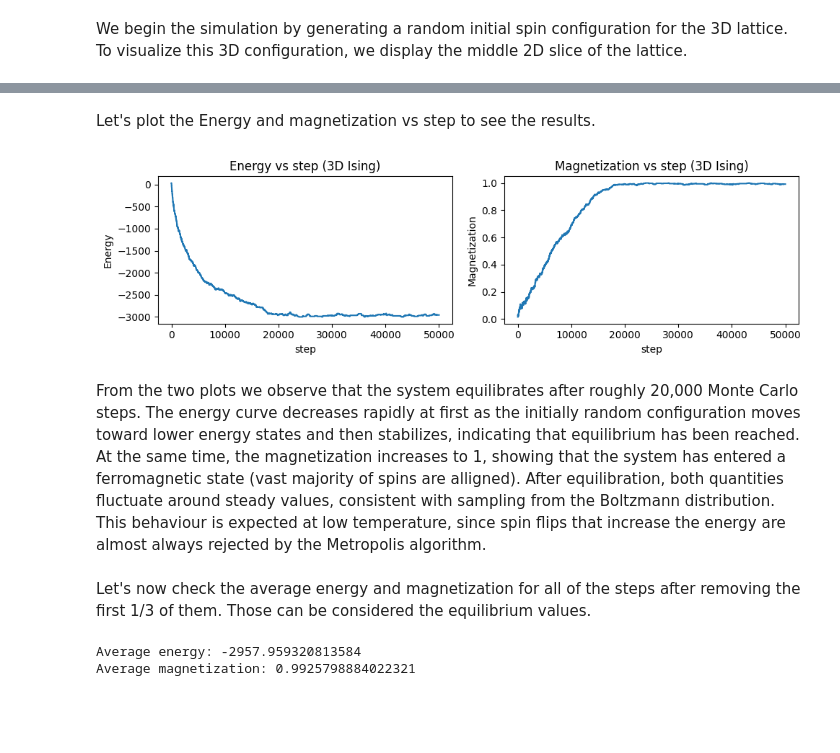
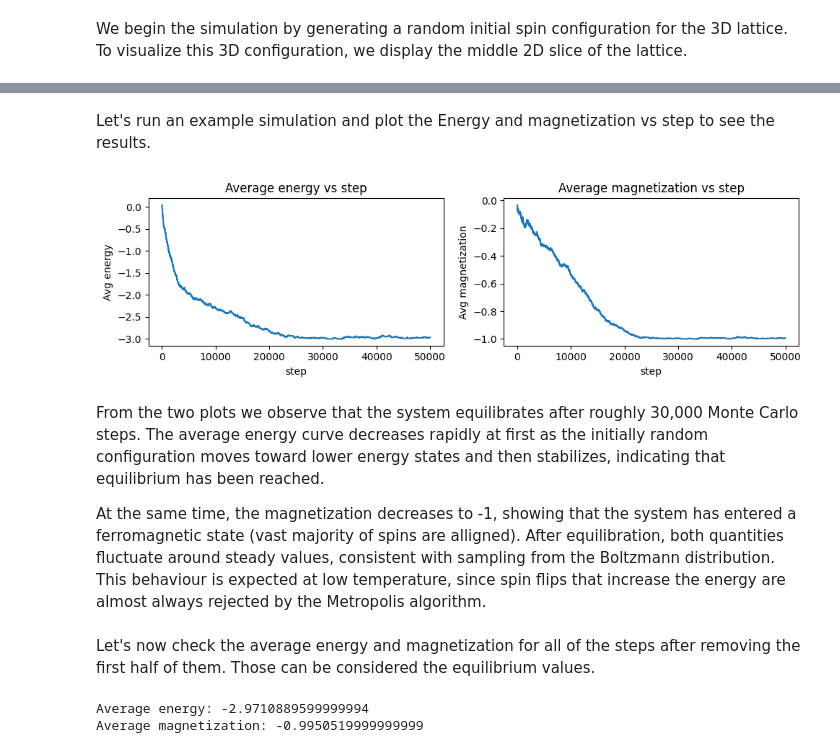
Before and after one commit to BCRLeo/3D-Ising-Model, a Jupyter notebook: Ising3DModel.ipynb, the cells around one changed output, grey strips where cells are left out. Drawn from its saved outputs; the diff is of its cells as text; code cells hidden in the pictures; blank space fills up the shorter version.

```diff
--- a/Ising3DModel.ipynb
+++ b/Ising3DModel.ipynb
@@ -124,3 +133,16 @@ def energy(state, J):
+# %%
+def delta_energy(state, i, j, k, J):
+    L = state.shape[0]
+    s = state[i, j, k]
+    nn = (
+        state[(i+1) % L, j, k] +
+        state[(i-1) % L, j, k] +
+        state[i, (j+1) % L, k] +
+        state[i, (j-1) % L, k] +
+        state[i, j, (k+1) % L] +
+        state[i, j, (k-1) % L]
+    )
+    return 2 * J * s * nn
 # %% [markdown]
 Now, let's define the Metropolis acceptance function that will evaluate whether the flip of a spin should be accepted. We compare the
 **old** energy $E_{\text{old}}$ with the **new** energy $E_{\text{new}}$ at
@@ -237,36 +271,42 @@ for istep in range(nstep):
 # %% [markdown]
-Let's plot the Energy and magnetization vs step to see the results.
+Let's run an example simulation and plot the Energy and magnetization vs step to see the results.
 # %%
+e_hist, m_hist, final_state = run_simulation_fast(
+    state, side, t, J, nstep, seed
+)
+
 fig, axes = plt.subplots(1, 2, figsize=(10, 3))
 
-axes[0].plot(e_history)
+axes[0].plot(e_hist)
 axes[0].set_xlabel("step")
-axes[0].set_ylabel("Energy")
-axes[0].set_title("Energy vs step")
+axes[0].set_ylabel("Avg energy")
+axes[0].set_title("Average energy vs step")
 
-axes[1].plot(m_history)
+axes[1].plot(m_hist)
 axes[1].set_xlabel("step")
-axes[1].set_ylabel("Magnetization")
-axes[1].set_title("Magnetization vs step")
+axes[1].set_ylabel("Avg magnetization")
+axes[1].set_title("Average magnetization vs step")
 
 plt.tight_layout()
 plt.show()
 # %% [output]
-[figure, old version]
+[figure, new version]
 # %% [markdown]
-From the two plots we observe that the system equilibrates after roughly 20,000
-Monte Carlo steps. The energy curve decreases rapidly at first as the
+From the two plots we observe that the system equilibrates after roughly 30,000
+Monte Carlo steps. The average energy curve decreases rapidly at first as the
 initially random configuration moves toward lower energy states and then
-stabilizes, indicating that equilibrium has been reached. At the same time, the magnetization
-increases to 1, showing that the system has entered a ferromagnetic state (vast majority of spins are alligned). After equilibration, both quantities
+stabilizes, indicating that equilibrium has been reached.
+
+At the same time, the magnetization
+decreases to -1, showing that the system has entered a ferromagnetic state (vast majority of spins are alligned). After equilibration, both quantities
 fluctuate around steady values, consistent with sampling from the Boltzmann distribution.
 This behaviour is expected at low temperature, since spin flips that increase the energy are almost always rejected by the Metropolis algorithm.
 # %% [markdown]
-Let's now check the average energy and magnetization for all of the steps after removing the first 1/3 of them. Those can be considered the equilibrium values.
+Let's now check the average energy and magnetization for all of the steps after removing the first half of them. Those can be considered the equilibrium values.
 # %%
-cut = int(nstep/3)
-e_sel = e_history[cut:]
-m_sel = m_history[cut:]
+cut = int(nstep/2)
+e_sel = e_hist[cut:]
+m_sel = m_hist[cut:]
 
 avE = np.mean(e_sel)
 avM = np.mean(m_sel)
@@ -274,5 +314,5 @@ avM = np.mean(m_sel)
 print("Average energy:", avE)
 print("Average magnetization:", avM)
 # %% [output]
-Average energy: -2957.959320813584
-Average magnetization: 0.9925798884022321
+Average energy: -2.9710889599999994
+Average magnetization: -0.9950519999999999
```
Also changed, not shown: parts of 16 cells of this notebook.
